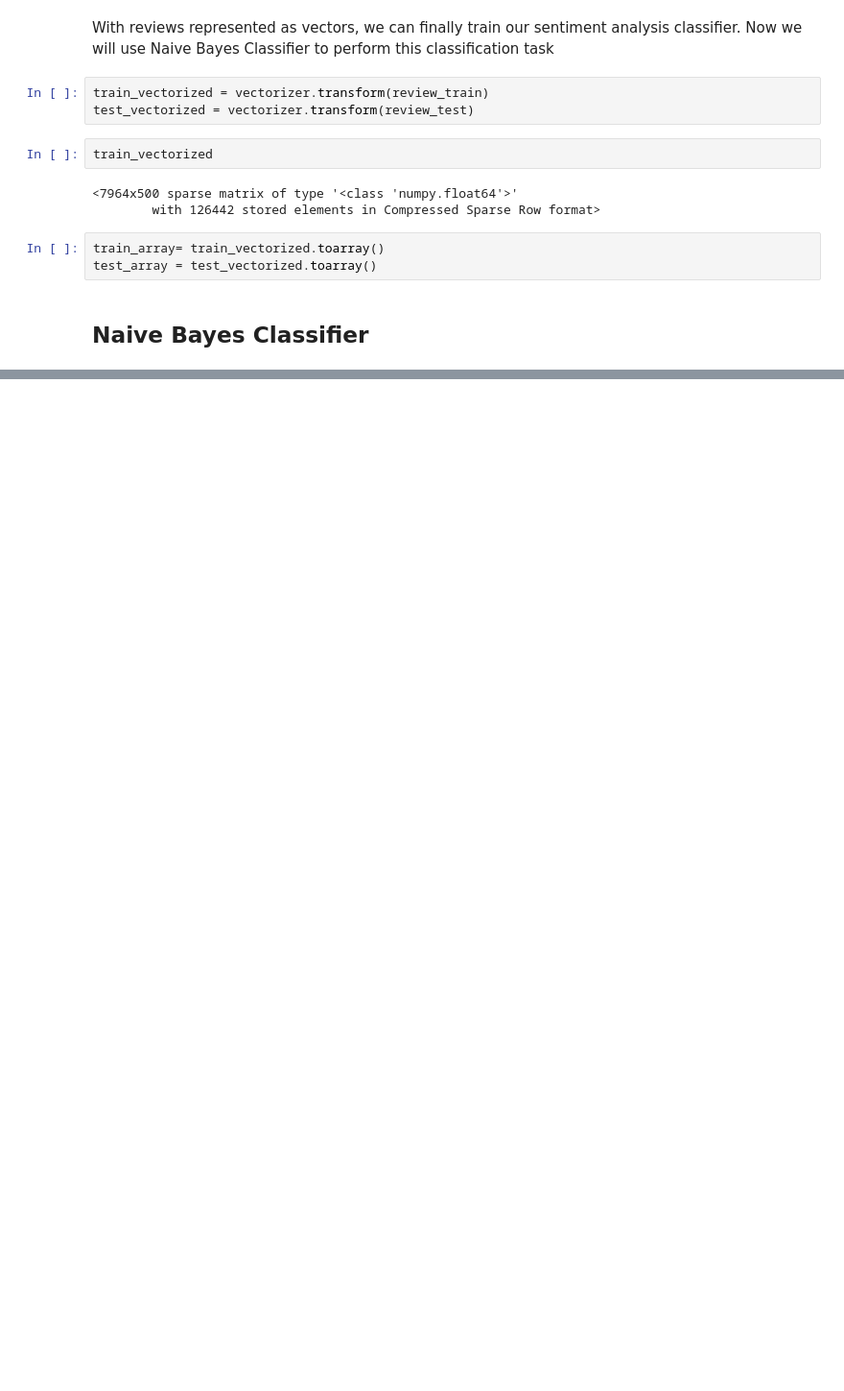
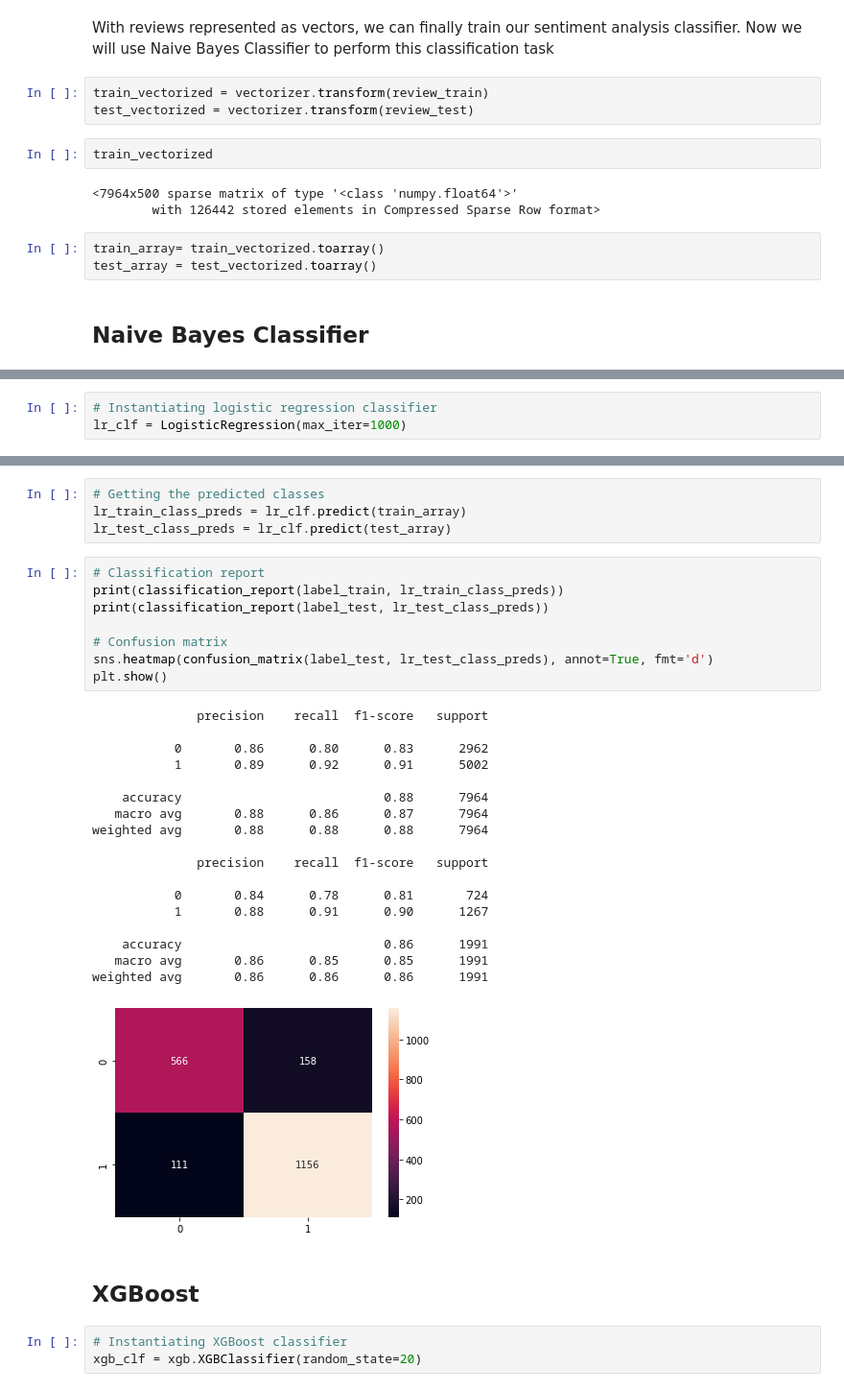
Before and after one commit to OmPrakashGH/Zomato-Restaurant-clustering-and-sentiment-analysis, a Jupyter notebook: Zomato_Restaurant_Clustering_and_Sentiment_Analysis.ipynb, the cells around one changed output, grey strips where cells are left out. Shown at 96% size. Drawn from its saved outputs; the diff is of its cells as text; blank space fills up the shorter version.

```diff
--- a/Zomato_Restaurant_Clustering_and_Sentiment_Analysis.ipynb
+++ b/Zomato_Restaurant_Clustering_and_Sentiment_Analysis.ipynb
@@ -1297,0 +1301,3 @@ weighted avg       0.83      0.83      0.83      1991
+# %%
+# Instantiating logistic regression classifier
+lr_clf = LogisticRegression(max_iter=1000)
@@ -1297,0 +1309,36 @@ weighted avg       0.83      0.83      0.83      1991
+# %%
+# Getting the predicted classes
+lr_train_class_preds = lr_clf.predict(train_array)
+lr_test_class_preds = lr_clf.predict(test_array)
+# %%
+# Classification report
+print(classification_report(label_train, lr_train_class_preds))
+print(classification_report(label_test, lr_test_class_preds))
+
+# Confusion matrix
+sns.heatmap(confusion_matrix(label_test, lr_test_class_preds), annot=True, fmt='d')
+plt.show()
+# %% [output]
+              precision    recall  f1-score   support
+
+           0       0.86      0.80      0.83      2962
+           1       0.89      0.92      0.91      5002
+
+    accuracy                           0.88      7964
+   macro avg       0.88      0.86      0.87      7964
+weighted avg       0.88      0.88      0.88      7964
+
+              precision    recall  f1-score   support
+
+           0       0.84      0.78      0.81       724
+           1       0.88      0.91      0.90      1267
+
+    accuracy                           0.86      1991
+   macro avg       0.86      0.85      0.85      1991
+weighted avg       0.86      0.86      0.86      1991
+[figure, added]
+# %% [markdown]
+## XGBoost
+# %%
+# Instantiating XGBoost classifier
+xgb_clf = xgb.XGBClassifier(random_state=20)
```
Also changed, not shown: parts of 17 cells of this notebook.
